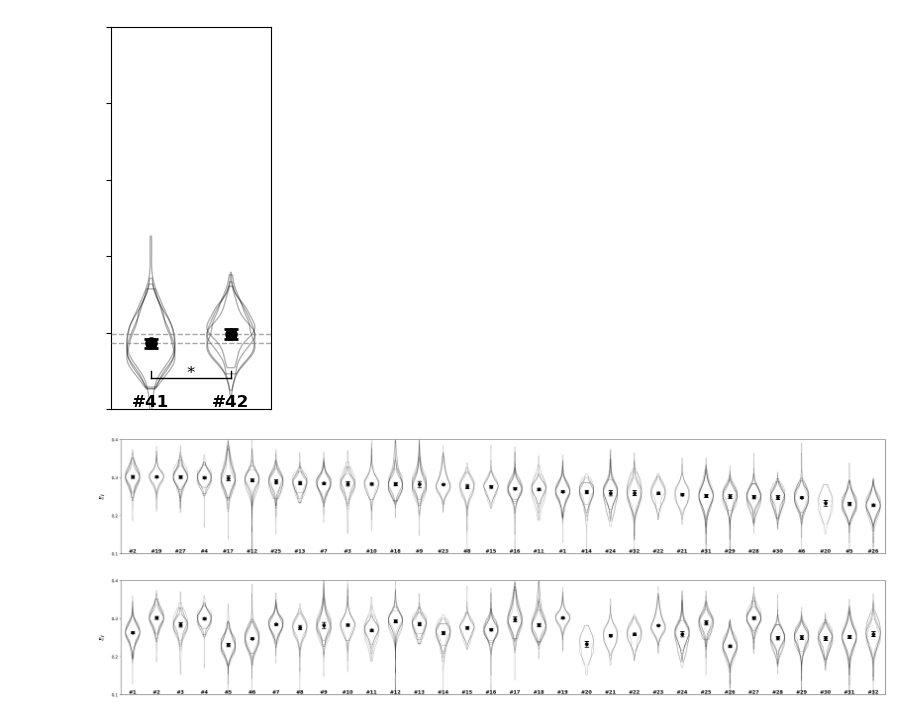
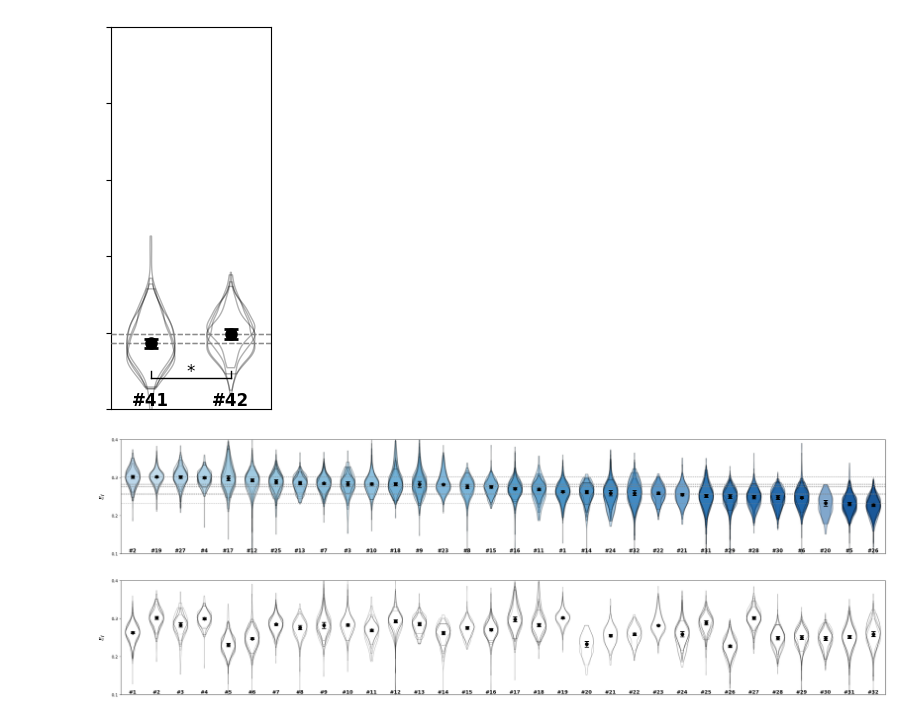
Before and after one commit to sukeniklab/GOOSE_2026, a Jupyter notebook: FRET_data_TB/ViolinPlots.ipynb, the cells around one changed output. Drawn from its saved outputs; the diff is of its cells as text; code cells hidden in the pictures.

```diff
--- a/FRET_data_TB/ViolinPlots.ipynb
+++ b/FRET_data_TB/ViolinPlots.ipynb
@@ -557,34 +557,52 @@ for construct in range(1, 33):
     wells = construct_data['well'].unique()
 
     well_medians = []
     for well in wells:
         well_data = construct_data[construct_data['well'] == well]['Ef_cell'].dropna().values
         if len(well_data) >= 30:  # Using same filter as your function
             well_medians.append(np.median(well_data))
 
     if len(well_medians) > 0:
         mean_of_medians = np.mean(well_medians)
         construct_means.append((construct, mean_of_medians))
 
 # Sort by mean_of_medians in descending order
 construct_means.sort(key=lambda x: x[1], reverse=True)
 
 # Extract just the construct numbers as a list
 sorted_constructs = [c[0] for c in construct_means]
 
 
 # Now you can use it:
 fig, ax = plot_violin_by_construct(df, constructs=sorted_constructs,
                                      column='Ef_cell',
                                      figsize=(32, 4.5), top=.4, bot=0.1,
                                      ylabel=r'$E_{f}$',
                                      labels=True,
                                      show_pvalues=False,
                                      hline = False)
+                                    # Create blue gradient colors from light to dark
+n_constructs = len(sorted_constructs)
+colors = plt.cm.Blues(np.linspace(0.3, 0.9, n_constructs))
 
+# Recolor the violin plot bodies
+for i, color in enumerate(colors):
+    # Get all polygon collections at this position
+    for collection in ax.collections:
+        # Check if this collection belongs to position i
+        paths = collection.get_paths()
+        if len(paths) > 0:
+            # Get the x-coordinates of the path
+            vertices = paths[0].vertices
+            if len(vertices) > 0:
+                x_pos = np.mean(vertices[:, 0])
+                # If this collection is at position i, recolor it
+                if abs(x_pos - i) < 0.4:
+                    collection.set_facecolor(color)
+                    collection.set_linewidth(2)
 plt.savefig('Figure_graphs/Fig2/sorted_1-32.svg')
 # %% [output]
-[figure, old version]
+[figure, new version]
 # %%
 fig, ax = plot_violin_by_construct(df, constructs=np.arange(1, 33),
                                      column='Ef_cell',
```
Also changed, not shown: parts of 16 cells of this notebook, 38 other files.
